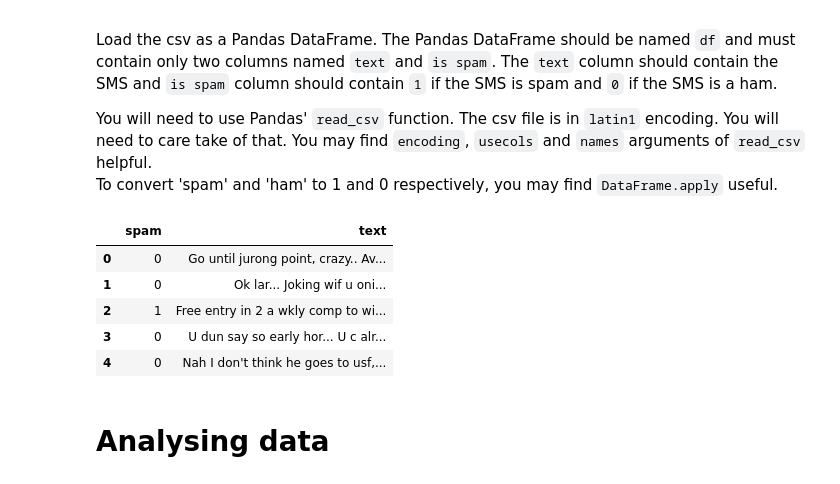
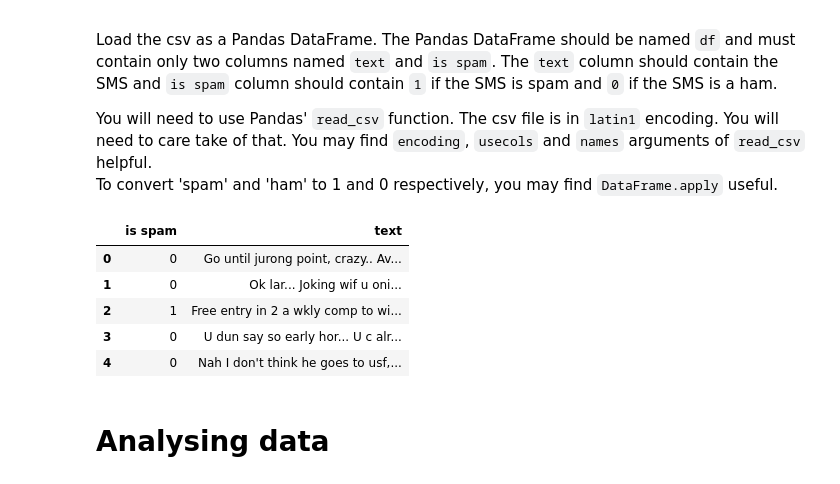
Before and after one commit to COPS-IITBHU/mlss18-assignment2, a Jupyter notebook: Assignment 2.ipynb, the cells around one changed output. Cells and saved outputs as stored; diff of their text form; code cells hidden in the pictures.

```diff
--- a/Assignment 2.ipynb
+++ b/Assignment 2.ipynb
@@ -34,14 +34,14 @@ You will need to use Pandas' `read_csv` function. The csv file is in `latin1` en
 To convert 'spam' and 'ham' to 1 and 0 respectively, you may find `DataFrame.apply` useful.
 # %%
 # YOUR CODE STARTS HERE
-df = pd.read_csv('sms-spam.csv', encoding='latin1', header=0, names=['spam', 'text'], usecols=[0, 1])
+df = pd.read_csv('sms-spam.csv', encoding='latin1', header=0, names=['is spam', 'text'], usecols=[0, 1])
 converter = lambda x: 1 if x == "spam" else 0
-df['spam'] = df['spam'].apply(converter)
+df['is spam'] = df['is spam'].apply(converter)
 # YOUR CODE ENDS HERE
 
 df.head()
 # %% [output]
-|  | spam | text |
+|  | is spam | text |
 | 0 | 0 | Go until jurong point, crazy.. Av... |
 | 1 | 0 | Ok lar... Joking wif u oni... |
 | 2 | 1 | Free entry in 2 a wkly comp to wi... |
```
Also changed, not shown: parts of 2 cells of this notebook.
